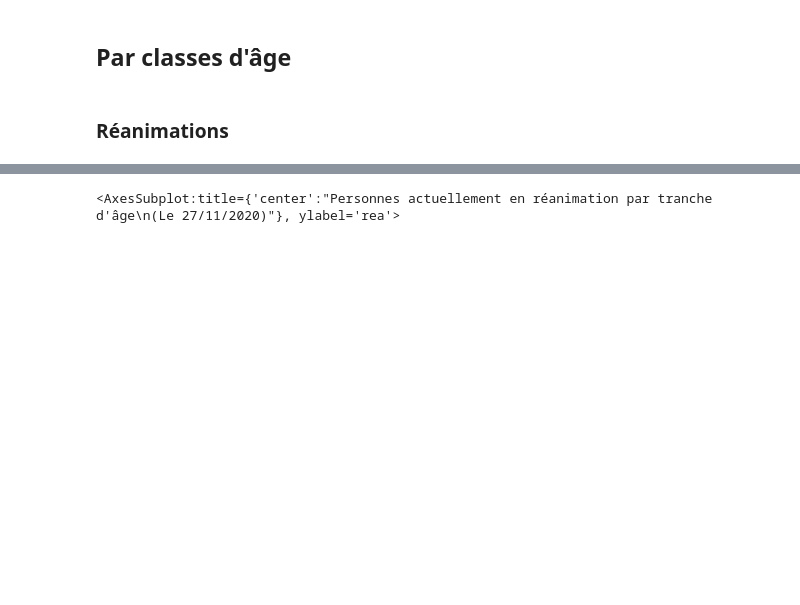
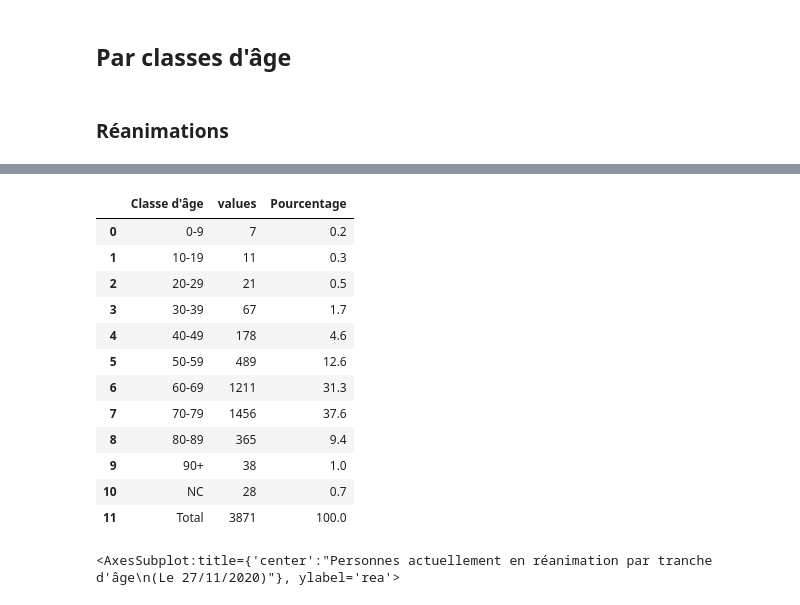
Before and after one commit to Kartmaan/Covid_19_fr, a Jupyter notebook: cov_hosp.ipynb, the cells around one changed output, grey strips where cells are left out. Saved outputs shown, nothing was run; the diff lists cells and outputs as text; code cells hidden in the pictures; blank space fills up the shorter version.

```diff
--- a/cov_hosp.ipynb
+++ b/cov_hosp.ipynb
@@ -122,6 +122,36 @@ def vario(series, mode="day", title="", grid=False, absolute=False, inv_color =
         ax.annotate(val, ((b.x0 + b.x1)/2 + x_offset, b.y1 - (b.y1/10)))
 
     return ax
+# %%
+# Tableau détaillé
+def tab(series, colname="values"):
+    # series = cova_day.groupby("cl_age90").dc.sum()
+    # series = cova.dc
+    total = series[0]
+    series = series.drop(0)
+    nc = total - sum(series)
+    nc_p = round((nc/total)*100, 1)
+
+    perc = []
+    i = 0
+    for val in series:
+        res = (val/total)*100
+        res = round(res, 1)
+        perc.append(res)
+        i+=1
+    perc.append(nc_p)
+    perc.append(100)
+
+    labels = ["0-9","10-19","20-29","30-39","40-49","50-59","60-69","70-79","80-89", "90+", "NC", "Total"]
+    values = list(series)
+    values.append(nc)
+    values.append(total)
+
+    data = {"Classe d'âge": labels, colname:values, "Pourcentage":perc}
+
+    df = pd.DataFrame(data, columns=["Classe d'âge", colname, "Pourcentage"])
+
+    return df
 # %% [markdown]
 ## Récupération des fichiers .csv
 # %% [markdown]
@@ -528,2 +512,21 @@ Personnes actuellement en réanimation par classe d'âge
+# %%
+last_dt = cova['jour'].iloc[-1] # Récupération de la dernière date enregistrée du fichier .csv
+cova_day = cova.loc[cova["jour"] == last_dt]
+cova_rea = cova_day.groupby("cl_age90").rea.sum()
+tab(cova_rea)
+# %% [output]
+|  | Classe d'âge | values | Pourcentage |
+| 0 | 0-9 | 7 | 0.2 |
+| 1 | 10-19 | 11 | 0.3 |
+| 2 | 20-29 | 21 | 0.5 |
+| 3 | 30-39 | 67 | 1.7 |
+| 4 | 40-49 | 178 | 4.6 |
+| 5 | 50-59 | 489 | 12.6 |
+| 6 | 60-69 | 1211 | 31.3 |
+| 7 | 70-79 | 1456 | 37.6 |
+| 8 | 80-89 | 365 | 9.4 |
+| 9 | 90+ | 38 | 1.0 |
+| 10 | NC | 28 | 0.7 |
+| 11 | Total | 3871 | 100.0 |
 # %%
 # Graphique
```
Also changed, not shown: parts of 37 cells of this notebook, 3 other files.
